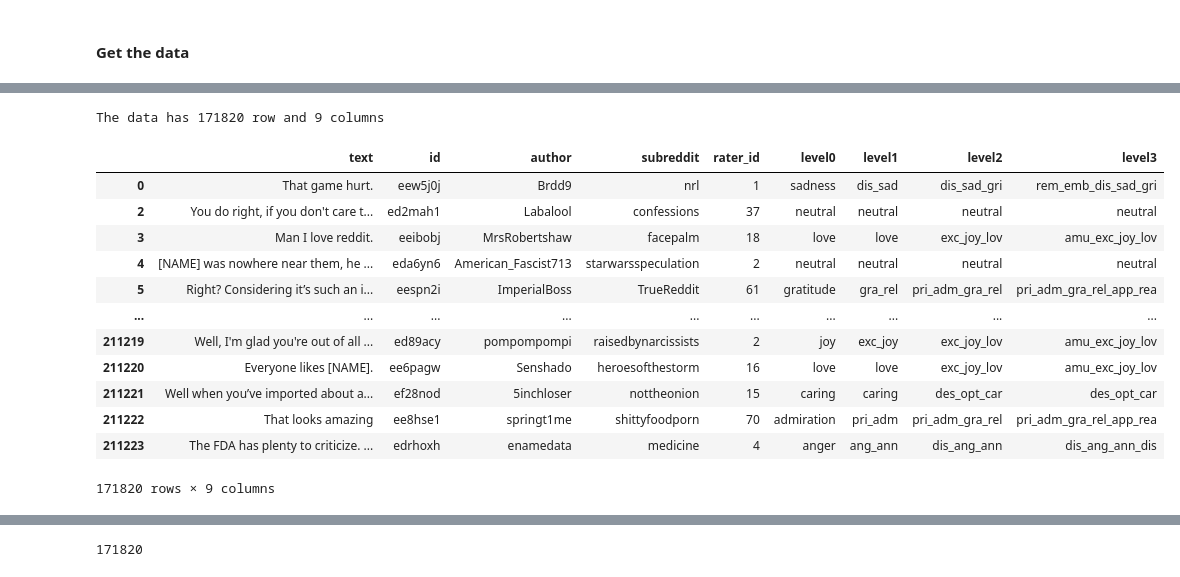
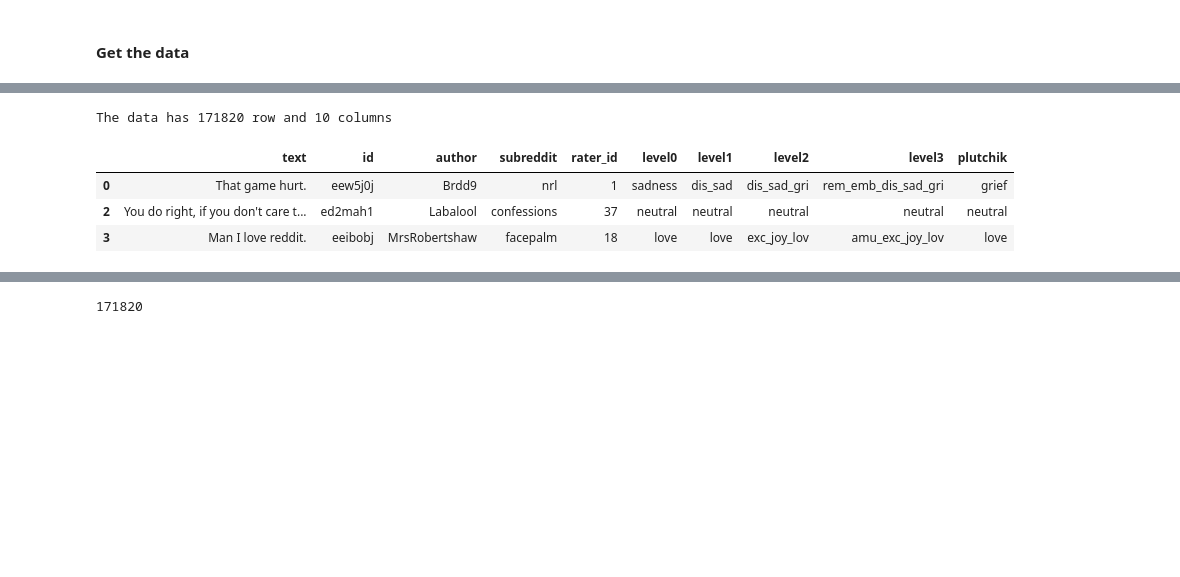
Before and after one commit to ralf-koenig/cer23_emo, a Jupyter notebook: notebooks/bert_models.ipynb, the cells around one changed output, grey strips where cells are left out. Drawn from its saved outputs; the diff is of its cells as text; code cells hidden in the pictures; blank space fills up the shorter version.

```diff
--- a/notebooks/bert_models.ipynb
+++ b/notebooks/bert_models.ipynb
@@ -51,21 +44,13 @@ The data has 171820 row and 33 columns
+# %%
+clustered_df = create_df_all_labels(df_clean)
 # %%
-clustered_df = create_clustered_df(df_clean)
 
 r, c = clustered_df.shape
 print(f"The data has {r} row and {c} columns")
-clustered_df
+clustered_df.head(3)
 # %% [output]
-The data has 171820 row and 9 columns
+The data has 171820 row and 10 columns
-|  | text | id | author | subreddit | rater_id | level0 | level1 | level2 | level3 |
-| 0 | That game hurt. | eew5j0j | Brdd9 | nrl | 1 | sadness | dis_sad | dis_sad_gri | rem_emb_dis_sad_gri |
-| 2 | You do right, if you don't care t... | ed2mah1 | Labalool | confessions | 37 | neutral | neutral | neutral | neutral |
-| 3 | Man I love reddit. | eeibobj | MrsRobertshaw | facepalm | 18 | love | love | exc_joy_lov | amu_exc_joy_lov |
-| 4 | [NAME] was nowhere near them, he ... | eda6yn6 | American_Fascist713 | starwarsspeculation | 2 | neutral | neutral | neutral | neutral |
-| 5 | Right? Considering it’s such an i... | eespn2i | ImperialBoss | TrueReddit | 61 | gratitude | gra_rel | pri_adm_gra_rel | pri_adm_gra_rel_app_rea |
-| ... | ... | ... | ... | ... | ... | ... | ... | ... | ... |
-| 211219 | Well, I'm glad you're out of all ... | ed89acy | pompompompi | raisedbynarcissists | 2 | joy | exc_joy | exc_joy_lov | amu_exc_joy_lov |
-| 211220 | Everyone likes [NAME]. | ee6pagw | Senshado | heroesofthestorm | 16 | love | love | exc_joy_lov | amu_exc_joy_lov |
-| 211221 | Well when you’ve imported about a... | ef28nod | 5inchloser | nottheonion | 15 | caring | caring | des_opt_car | des_opt_car |
-| 211222 | That looks amazing | ee8hse1 | springt1me | shittyfoodporn | 70 | admiration | pri_adm | pri_adm_gra_rel | pri_adm_gra_rel_app_rea |
-| 211223 | The FDA has plenty to criticize. ... | edrhoxh | enamedata | medicine | 4 | anger | ang_ann | dis_ang_ann | dis_ang_ann_dis |
+|  | text | id | author | subreddit | rater_id | level0 | level1 | level2 | level3 | plutchik |
+| 0 | That game hurt. | eew5j0j | Brdd9 | nrl | 1 | sadness | dis_sad | dis_sad_gri | rem_emb_dis_sad_gri | grief |
+| 2 | You do right, if you don't care t... | ed2mah1 | Labalool | confessions | 37 | neutral | neutral | neutral | neutral | neutral |
+| 3 | Man I love reddit. | eeibobj | MrsRobertshaw | facepalm | 18 | love | love | exc_joy_lov | amu_exc_joy_lov | love |
-171820 rows × 9 columns
```
Also changed, not shown: parts of 22 cells of this notebook, 4 other files.
